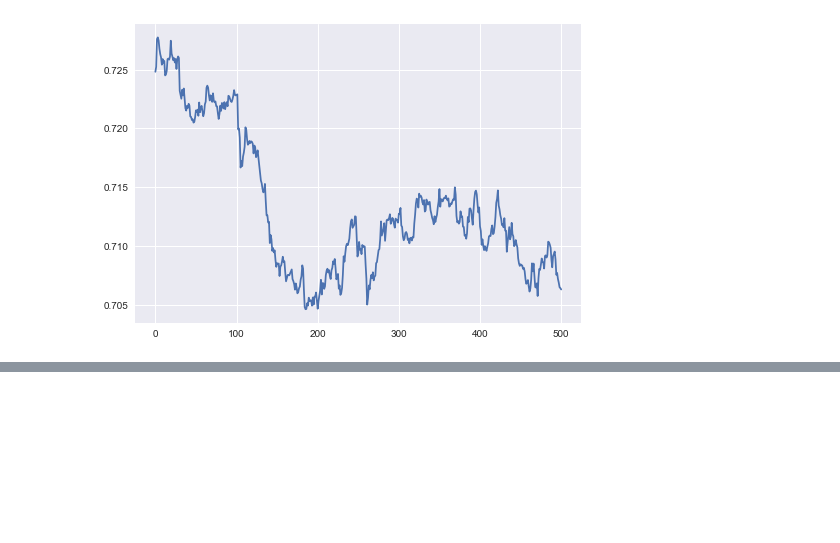
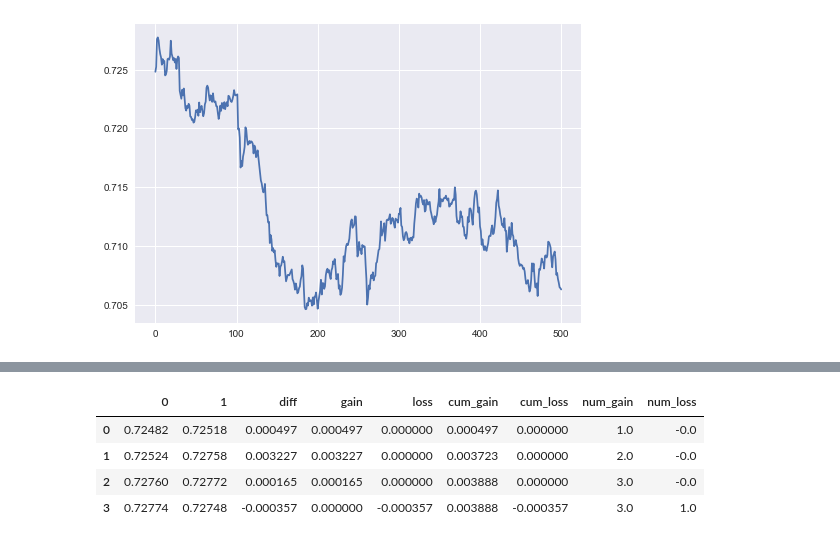
Before and after one commit to jetnew/Idle-Trading-Hero, a Jupyter notebook: strategy.ipynb, the cells around one changed output, grey strips where cells are left out. Cells and saved outputs as stored; diff of their text form; code cells hidden in the pictures; blank space fills up the shorter version.

```diff
--- a/strategy.ipynb
+++ b/strategy.ipynb
@@ -98,0 +136,30 @@ macd.plot()
+# %%
+class RSI:
+    def __init__(self, capital):
+        self.capital = capital
+        self.hist = pd.DataFrame()
+    def act(self, observation):
+        self.hist = self.hist.append(pd.Series(observation), ignore_index=True)
+
+        dUp, dDown =
+
+#         # action: 1 means buy, -1 means sell, 0 means do nothing
+#         self.hist['action'] = (np.sign(self.hist['diff']) - np.sign(self.hist['diff_lag'])) / 2
+#         self.hist['balance_change'] = -1 * self.hist['action'] * self.hist[0]
+
+#         self.hist['stock'] = self.hist['action'].cumsum()
+#         self.hist['balance'] = self.capital + self.hist['balance_change'].cumsum()
+
+    def __repr__(self):
+        return str(self.hist.iloc[-1])
+# %%
+rsi = RSI(0)
+for i, v in enumerate(df[['O', 'C']].values[:4]):
+    rsi.act(v)
+rsi.hist
+# %% [output]
+|  | 0 | 1 | diff | gain | loss | cum_gain | cum_loss | num_gain | num_loss |
+| 0 | 0.72482 | 0.72518 | 0.000497 | 0.000497 | 0.000000 | 0.000497 | 0.000000 | 1.0 | -0.0 |
+| 1 | 0.72524 | 0.72758 | 0.003227 | 0.003227 | 0.000000 | 0.003723 | 0.000000 | 2.0 | -0.0 |
+| 2 | 0.72760 | 0.72772 | 0.000165 | 0.000165 | 0.000000 | 0.003888 | 0.000000 | 3.0 | -0.0 |
+| 3 | 0.72774 | 0.72748 | -0.000357 | 0.000000 | -0.000357 | 0.003888 | -0.000357 | 3.0 | 1.0 |
```
Also changed, not shown: parts of 6 cells of this notebook.
